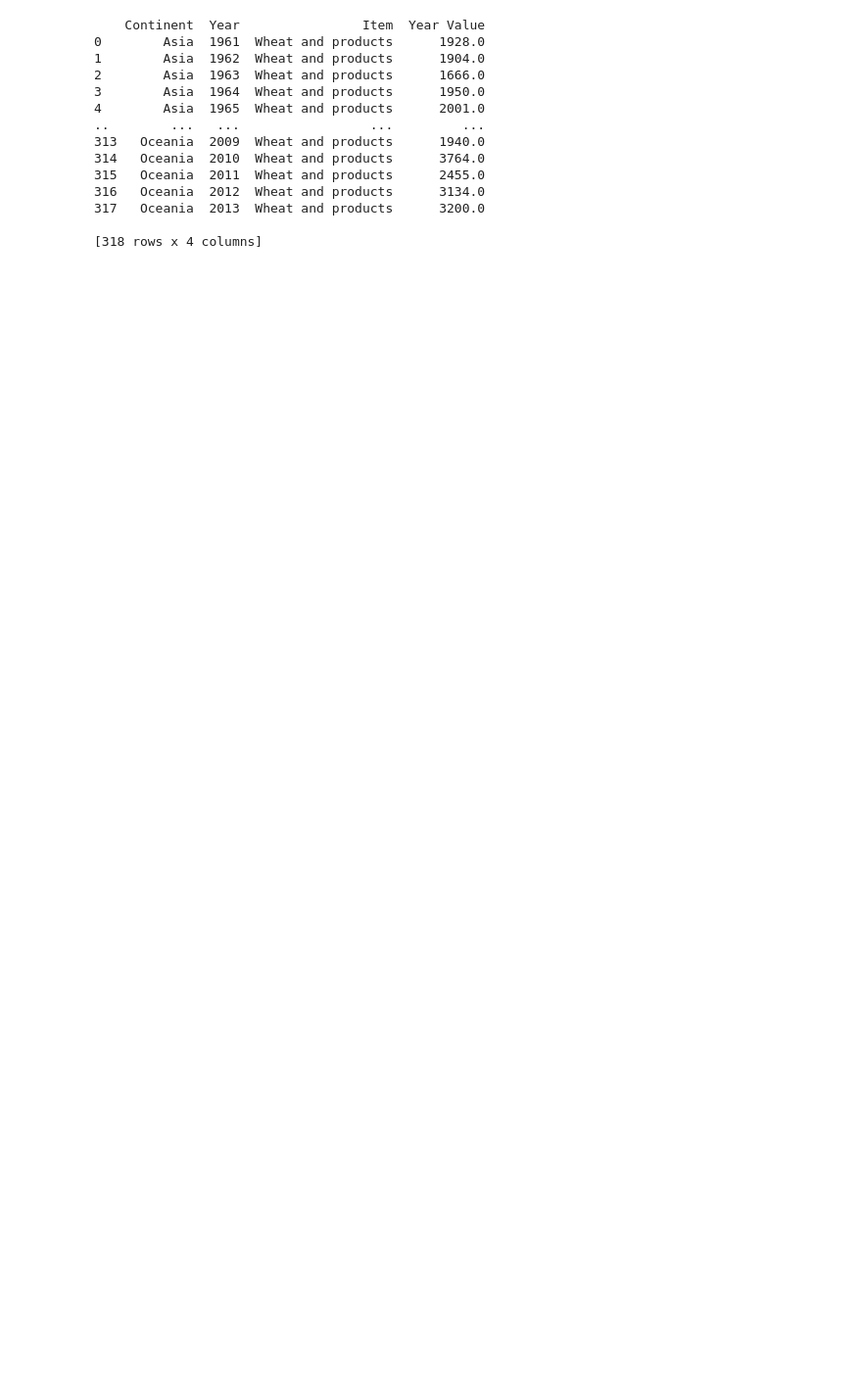
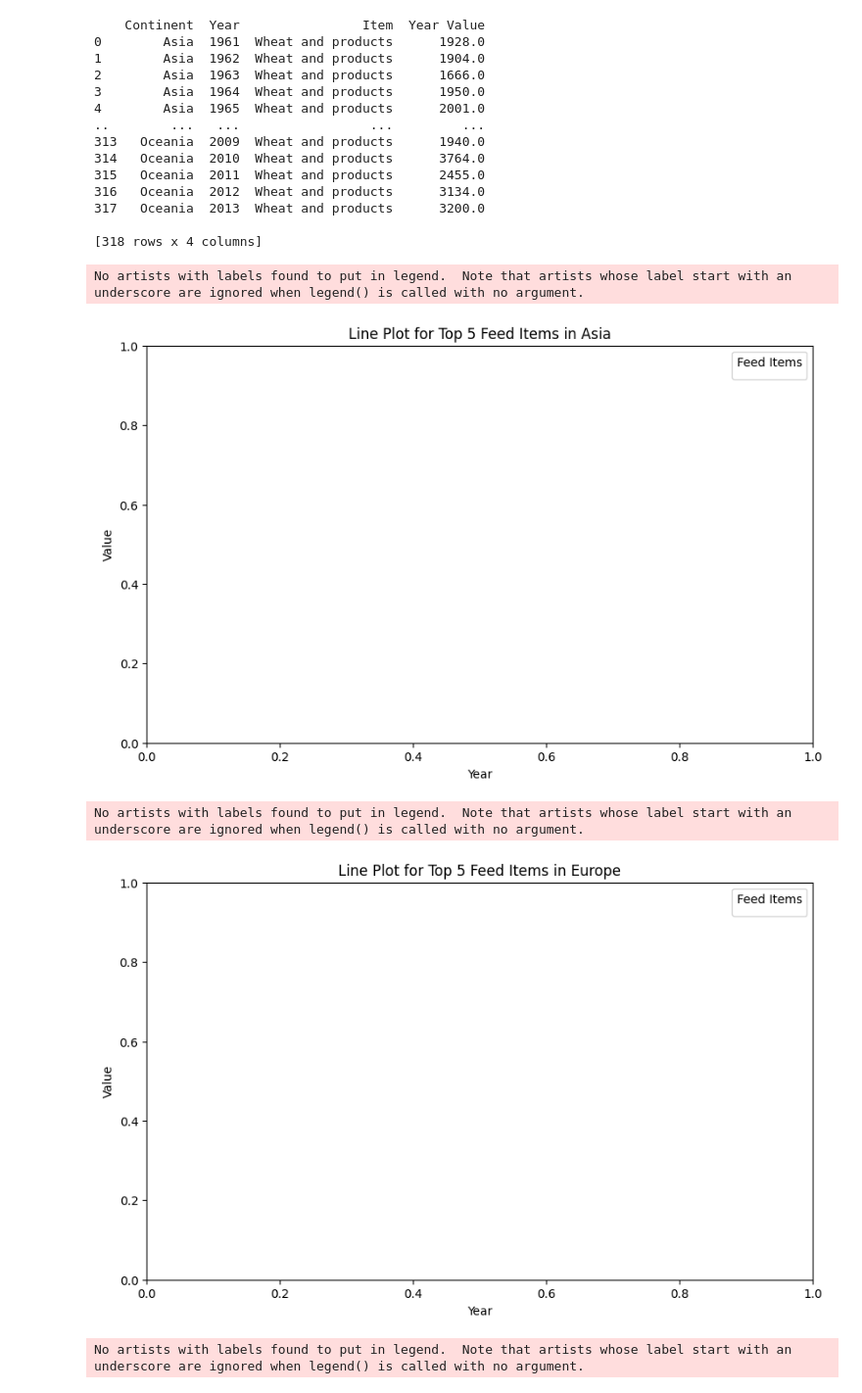
Before and after one commit to JoshuaEntrata/DataViz_Assessment1, a Jupyter notebook: line_plot.ipynb, the cells around one changed output. Shown at 98% size. Saved outputs shown, nothing was run; the diff lists cells and outputs as text; code cells hidden in the pictures; blank space fills up the shorter version.

```diff
--- a/line_plot.ipynb
+++ b/line_plot.ipynb
@@ -184,3 +217,18 @@ print(continent_totals)
 317   Oceania  2013  Wheat and products      3200.0
 
 [318 rows x 4 columns]
+# %%
+areas = top_3_continents.index.tolist()
+
+for area in areas:
+    # Filter the top 5 food items for the specific area and element 'Food'
+    food_items = top_5_feed_per_continent[(top_5_feed_per_continent['continent'] == area) & (top_5_food['element'] == 'Feed')]['item'].values
+
+    # Call the function to create the plot
+    plot_top_items(continent_totals, area, food_items, 'Feed', 'continent')
+# %% [output]
+No artists with labels found to put in legend.  Note that artists whose label start with an underscore are ignored when legend() is called with no argument.
+[figure, added]
+No artists with labels found to put in legend.  Note that artists whose label start with an underscore are ignored when legend() is called with no argument.
+[figure, added]
+No artists with labels found to put in legend.  Note that artists whose label start with an underscore are ignored when legend() is called with no argument.
```
Also changed, not shown: parts of 7 cells of this notebook.
